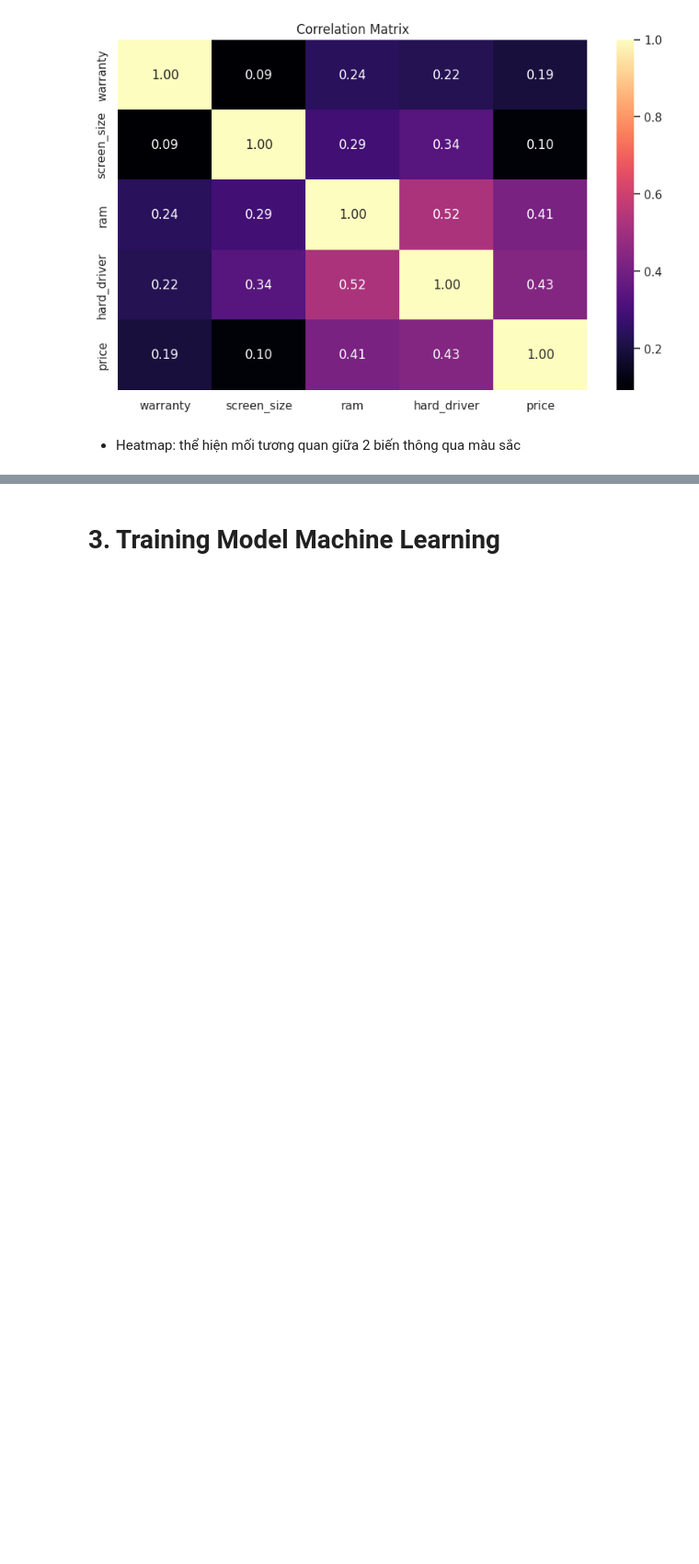
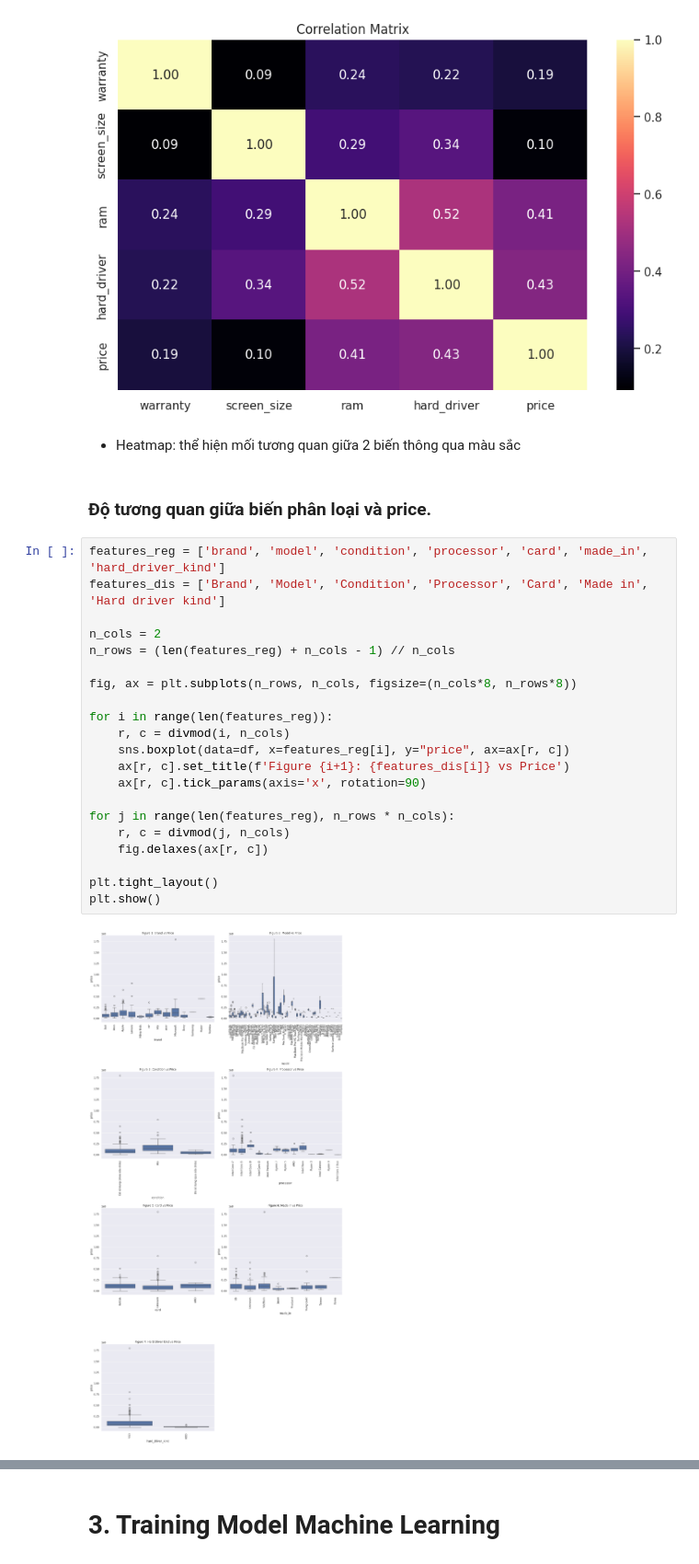
Before and after one commit to phat072/Used-Laptop-Prices, a Jupyter notebook: code/Nhom15_IE224.ipynb, the cells around one changed output, grey strips where cells are left out. Shown at 92% size. Saved outputs shown, nothing was run; the diff lists cells and outputs as text; blank space fills up the shorter version.

```diff
--- a/code/Nhom15_IE224.ipynb
+++ b/code/Nhom15_IE224.ipynb
@@ -740,3 +788,28 @@ plt.show()
 [figure]
 # %% [markdown]
 - Heatmap: thể hiện mối tương quan giữa 2 biến thông qua màu sắc
+# %% [markdown]
+### Độ tương quan giữa biến phân loại và price.
+# %%
+features_reg = ['brand', 'model', 'condition', 'processor', 'card', 'made_in', 'hard_driver_kind']
+features_dis = ['Brand', 'Model', 'Condition', 'Processor', 'Card', 'Made in', 'Hard driver kind']
+
+n_cols = 2
+n_rows = (len(features_reg) + n_cols - 1) // n_cols
+
+fig, ax = plt.subplots(n_rows, n_cols, figsize=(n_cols*8, n_rows*8))
+
+for i in range(len(features_reg)):
+    r, c = divmod(i, n_cols)
+    sns.boxplot(data=df, x=features_reg[i], y="price", ax=ax[r, c])
+    ax[r, c].set_title(f'Figure {i+1}: {features_dis[i]} vs Price')
+    ax[r, c].tick_params(axis='x', rotation=90)
+
+for j in range(len(features_reg), n_rows * n_cols):
+    r, c = divmod(j, n_cols)
+    fig.delaxes(ax[r, c])
+
+plt.tight_layout()
+plt.show()
+# %% [output]
+[figure, added]
```
Also changed, not shown: parts of 22 cells of this notebook.
